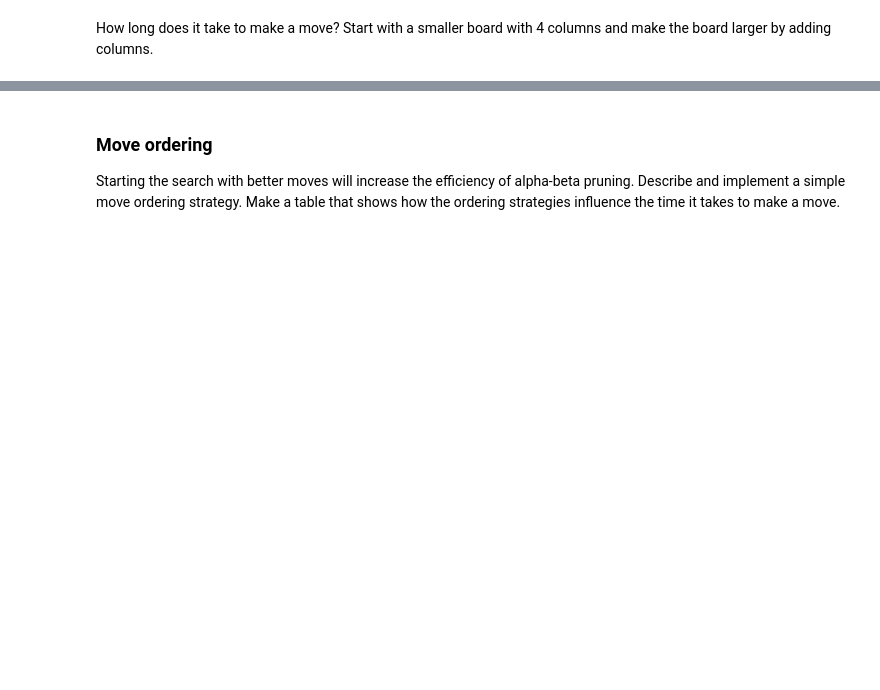
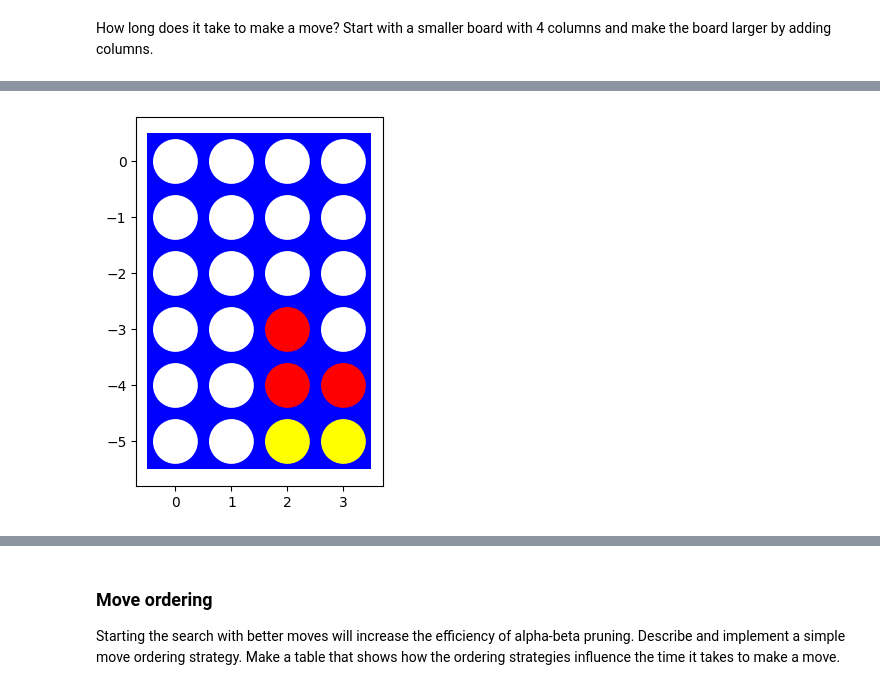
Before and after one commit to JCrossover-14/CSE352, a Jupyter notebook: HW2/assignment_mean_connect4.ipynb, the cells around one changed output, grey strips where cells are left out. Drawn from its saved outputs; the diff is of its cells as text; code cells hidden in the pictures; blank space fills up the shorter version.

```diff
--- a/HW2/assignment_mean_connect4.ipynb
+++ b/HW2/assignment_mean_connect4.ipynb
@@ -457,0 +488,91 @@ How long does it take to make a move? Start with a smaller board with 4 columns
+# %%
+import timeit
+import matplotlib.pyplot as plt
+
+
+# win in column 2
+board1 = [[0, 0, 0, 0],
+          [0, 0, 0, 0],
+          [0, 0, 0, 0],
+          [0, 0, 1, 0],
+          [0, 0, 1, 1],
+          [0, 0,-1,-1]]
+print()
+print("Board 1 (column):")
+visualize(board1)
+
+print()
+%time display(alpha_beta_search(board1))
+
+# win in column 1
+board2 = [[0, 0, 0, 0, 0],
+          [0, 0, 0, 0, 0],
+          [0, 0, 0, 0, 0],
+          [0, 1, 0, 0, 0],
+          [0, 1, 0, 0, 0],
+          [0,-1,-1,-1, 0]]
+print()
+print("Board 2 (column):")
+visualize(board2)
+
+print()
+%time display(alpha_beta_search(board2))
+
+# win in diagonal
+board3 = [[0, 0, 0, 0, 0, 0],
+          [0, 0, 0, 0, 0, 0],
+          [0, 0, 0, 0, 0, 0],
+          [0, -1, 0, 0, 0, 0],
+          [0, -1, 1, 1, 0, 0],
+          [0,-1, -1,-1, 1, 0]]
+
+print()
+print("Board 3 (diagonal):")
+visualize(board3)
+
+print()
+%time display(alpha_beta_search(board3))
+# win in anti-diagonal
+board4 = [[0, 0, 0, 0, 0, 0, 0],
+          [0, 0, 0, 0, 0, 0, 0],
+          [0, 0, 0, 0, 0, 0, 0],
+          [0, -1, -1, 0, 1, 0, 0],
+          [0, -1, 1, 0, -1, 0, 0],
+          [0, 1, -1, -1, 1, 0, 0]]
+
+print()
+print("Board 4 (anti-diagonal):")
+visualize(board4)
+
+print()
+%time display(alpha_beta_search(board4))
+# win in row 4
+board5 = [[0, 0, 0, 0, 0, 0, 0, 0],
+          [0, 0, 0, 0, 0, 0, 0, 0],
+          [0, 0, 0, 0, 0, 0, 0, 0],
+          [0, 0, 1, 1, 0, 0, 0, 0],
+          [0, 0, 1,-1, 1, -1, 0, 0],
+          [0,-1,-1, 1,-1, -1, 0, 0]]
+print()
+print("Board 5 (row):")
+visualize(board5)
+
+print()
+%time display(alpha_beta_search(board5))
+
+
+print("\nTime measurements with increasing board size:\n")
+
+def measure_time(board):
+    return timeit.timeit(lambda: alpha_beta_search(board), number=1)
+
+boards = [board1, board2, board3, board4, board5]
+
+times = [measure_time(board) for board in boards]
+# Plot the results
+plt.plot(range(4, 9), times, marker='o')
+plt.title('Time vs Columns')
+plt.xlabel('Columns')
+plt.ylabel('Time (seconds)')
+plt.show()
+# %% [output]
@@ -457,0 +580 @@ How long does it take to make a move? Start with a smaller board with 4 columns
+[figure, added]
```
Also changed, not shown: parts of 8 cells of this notebook.
